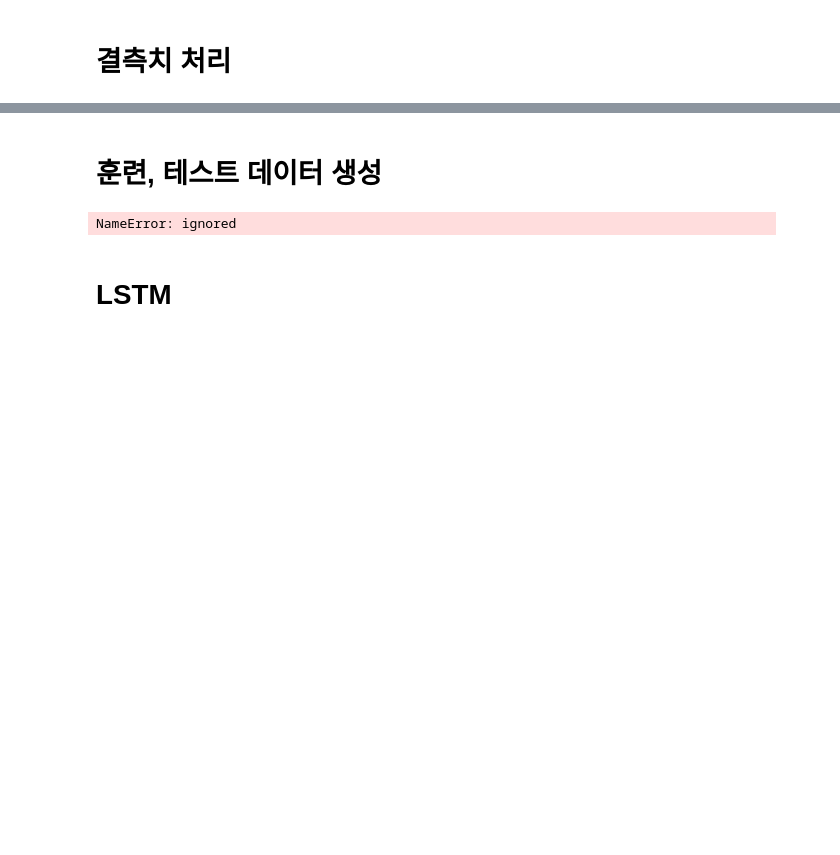
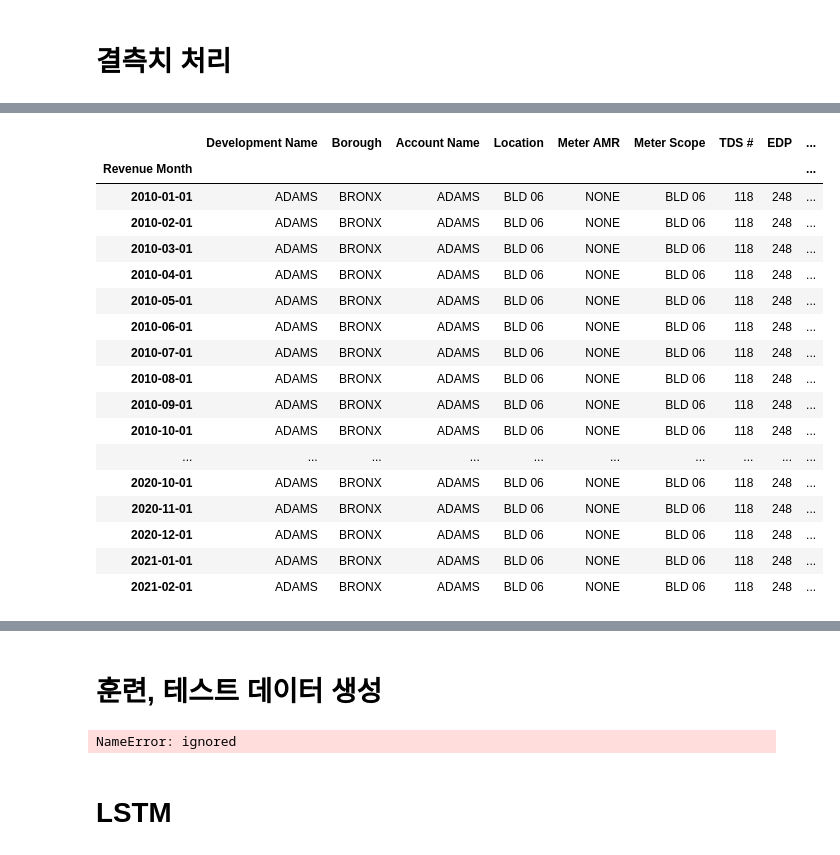
Before and after one commit to kumass2020/Electricity-Prediction-RNN-LSTM, a Jupyter notebook: Machine_Learning_Final_3.ipynb, the cells around one changed output, grey strips where cells are left out. Cells and saved outputs as stored; diff of their text form; code cells hidden in the pictures; blank space fills up the shorter version.

```diff
--- a/Machine_Learning_Final_3.ipynb
+++ b/Machine_Learning_Final_3.ipynb
@@ -110,0 +155,33 @@ month_idx = pd.month_range('2010-01', periods=120)
+# %%
+df_ms = df['Consumption (KWH)'].resample('MS').sum()
+for i in range(12):
+  mean = 0
+  for k in range(0, 131, 12):
+    # 전체 월평균 계산
+    mean += df_ms[k+i] / 12
+  # 결측치에 대입
+  df.loc['2011-'+str(i+1)+'-01', 'Consumption (KWH)'] = mean
+  df.loc['2018-'+str(i+1)+'-01', 'Consumption (KWH)'] = mean
+
+# 전체 행 확인
+pd.set_option('display.max_rows', None)
+df
+# %% [output]
+|  | Development Name | Borough | Account Name | Location | Meter AMR | Meter Scope | TDS # | EDP | ... |
+| Revenue Month |  |  |  |  |  |  |  |  | ... |
+| 2010-01-01 | ADAMS | BRONX | ADAMS | BLD 06 | NONE | BLD 06 | 118 | 248 | ... |
+| 2010-02-01 | ADAMS | BRONX | ADAMS | BLD 06 | NONE | BLD 06 | 118 | 248 | ... |
+| 2010-03-01 | ADAMS | BRONX | ADAMS | BLD 06 | NONE | BLD 06 | 118 | 248 | ... |
+| 2010-04-01 | ADAMS | BRONX | ADAMS | BLD 06 | NONE | BLD 06 | 118 | 248 | ... |
+| 2010-05-01 | ADAMS | BRONX | ADAMS | BLD 06 | NONE | BLD 06 | 118 | 248 | ... |
+| 2010-06-01 | ADAMS | BRONX | ADAMS | BLD 06 | NONE | BLD 06 | 118 | 248 | ... |
+| 2010-07-01 | ADAMS | BRONX | ADAMS | BLD 06 | NONE | BLD 06 | 118 | 248 | ... |
+| 2010-08-01 | ADAMS | BRONX | ADAMS | BLD 06 | NONE | BLD 06 | 118 | 248 | ... |
+| 2010-09-01 | ADAMS | BRONX | ADAMS | BLD 06 | NONE | BLD 06 | 118 | 248 | ... |
+| 2010-10-01 | ADAMS | BRONX | ADAMS | BLD 06 | NONE | BLD 06 | 118 | 248 | ... |
+| ... | ... | ... | ... | ... | ... | ... | ... | ... | ... |
+| 2020-10-01 | ADAMS | BRONX | ADAMS | BLD 06 | NONE | BLD 06 | 118 | 248 | ... |
+| 2020-11-01 | ADAMS | BRONX | ADAMS | BLD 06 | NONE | BLD 06 | 118 | 248 | ... |
+| 2020-12-01 | ADAMS | BRONX | ADAMS | BLD 06 | NONE | BLD 06 | 118 | 248 | ... |
+| 2021-01-01 | ADAMS | BRONX | ADAMS | BLD 06 | NONE | BLD 06 | 118 | 248 | ... |
+| 2021-02-01 | ADAMS | BRONX | ADAMS | BLD 06 | NONE | BLD 06 | 118 | 248 | ... |
```
Also changed, not shown: parts of 7 cells of this notebook.
